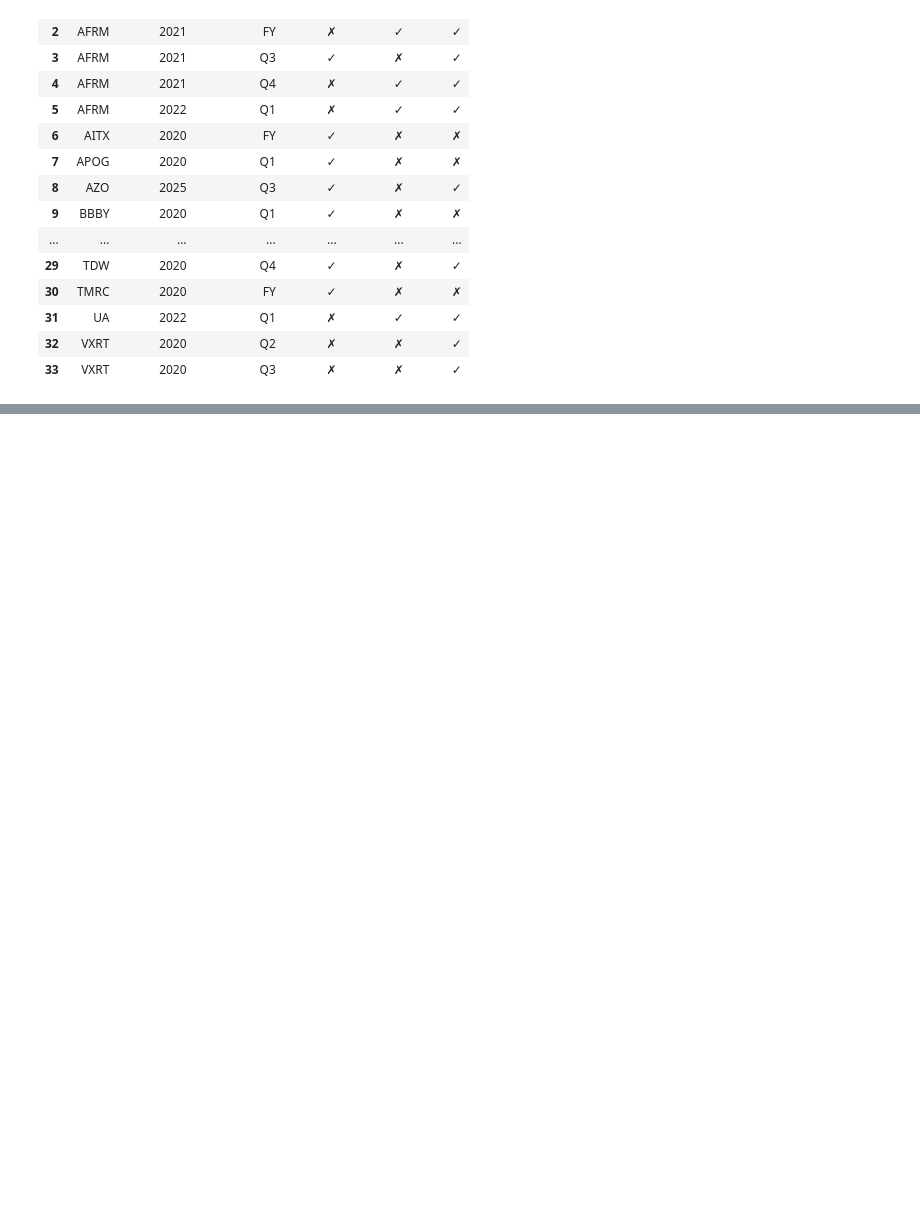
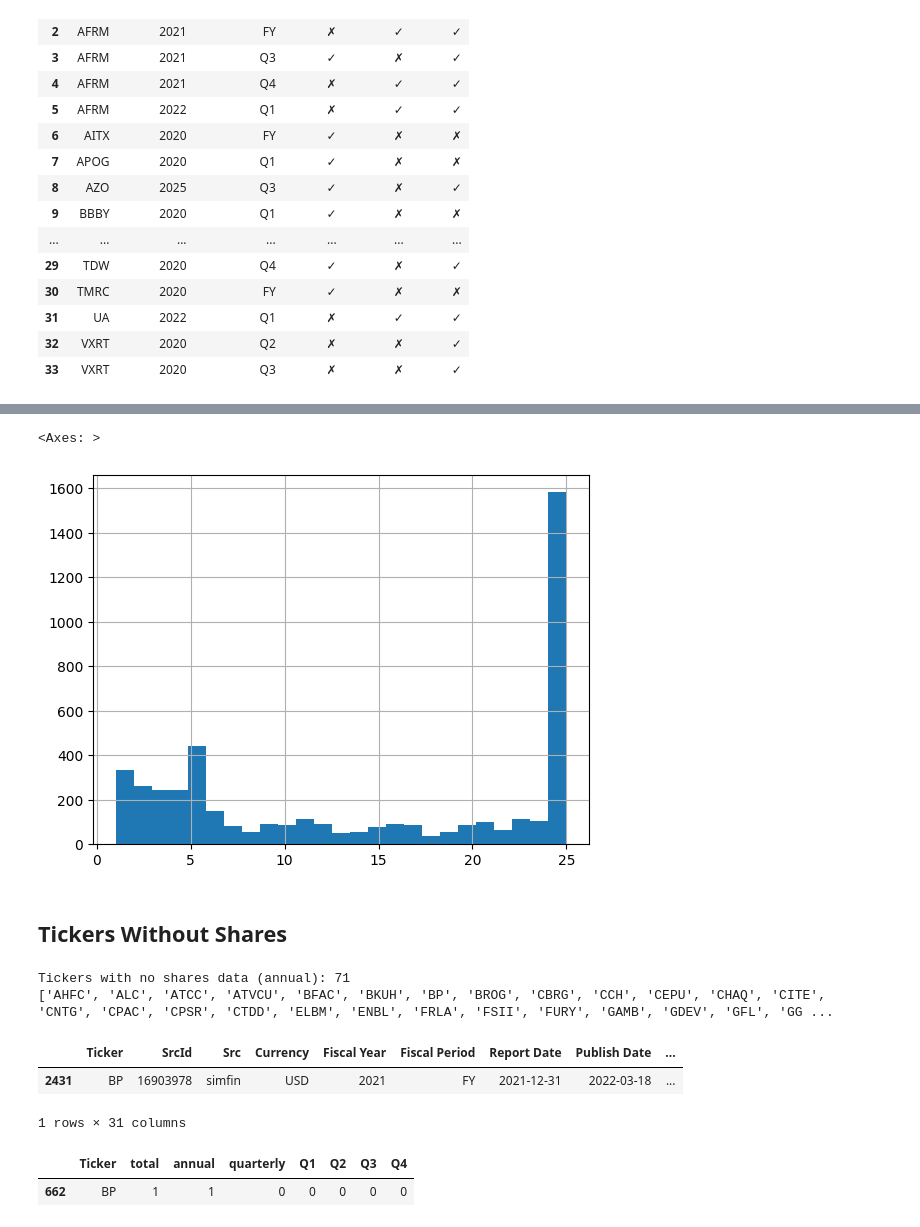
Before and after one commit to marcdumon/investment_research_platform, a Jupyter notebook: notebooks/summary_fundmental_data.ipynb, the cells around one changed output, grey strips where cells are left out. Drawn from its saved outputs; the diff is of its cells as text; code cells hidden in the pictures; blank space fills up the shorter version.

Commit message:
feat(notebook): add data quality checks for fundamentals coverage

```diff
--- a/notebooks/summary_fundmental_data.ipynb
+++ b/notebooks/summary_fundmental_data.ipynb
@@ -235,0 +193,13 @@ fundamentals('ZYXI', 'balance')
+# %%
+_q = income[income['Period'] == 'Q']
+
+_filings = income.groupby('Ticker').agg(
+    total=('Period', 'count'),
+    annual=('Period', lambda s: (s == 'A').sum()),
+    quarterly=('Period', lambda s: (s == 'Q').sum()),
+)
+for _qtr in ('Q1', 'Q2', 'Q3', 'Q4'):
+    _filings[_qtr] = _q[_q['Fiscal Period'] == _qtr].groupby('Ticker').size()
+_filings = _filings.fillna(0).astype(int).reset_index()
+
+display(_filings)
@@ -235,0 +220,30 @@ fundamentals('ZYXI', 'balance')
+# %%
+_filings['total'].hist(bins=25)
+# %% [output]
+<Axes: >
+[figure, added]
+# %% [markdown]
+## Tickers Without Shares
+# %%
+_no_shares = (
+    income_A.groupby('Ticker')[['Shares (Basic)', 'Shares (Diluted)']]
+    .apply(lambda g: g.isna().all())
+    .all(axis=1)
+)
+_no_shares_tickers = _no_shares[_no_shares].index.tolist()
+print(f'Tickers with no shares data (annual): {len(_no_shares_tickers)}')
+print(_no_shares_tickers)
+# %% [output]
+Tickers with no shares data (annual): 71
+['AHFC', 'ALC', 'ATCC', 'ATVCU', 'BFAC', 'BKUH', 'BP', 'BROG', 'CBRG', 'CCH', 'CEPU', 'CHAQ', 'CITE', 'CNTG', 'CPAC', 'CPSR', 'CTDD', 'ELBM', 'ENBL', 'FRLA', 'FSII', 'FURY', 'GAMB', 'GDEV', 'GFL', 'GG ...
+# %%
+income[income['Ticker'] == 'BP']
+# %% [output]
+|  | Ticker | SrcId | Src | Currency | Fiscal Year | Fiscal Period | Report Date | Publish Date | ... |
+| 2431 | BP | 16903978 | simfin | USD | 2021 | FY | 2021-12-31 | 2022-03-18 | ... |
+1 rows × 31 columns
+# %%
+_filings[_filings['Ticker'] == 'BP']
+# %% [output]
+|  | Ticker | total | annual | quarterly | Q1 | Q2 | Q3 | Q4 |
+| 662 | BP | 1 | 1 | 0 | 0 | 0 | 0 | 0 |
```
Also changed, not shown: parts of 22 cells of this notebook.
